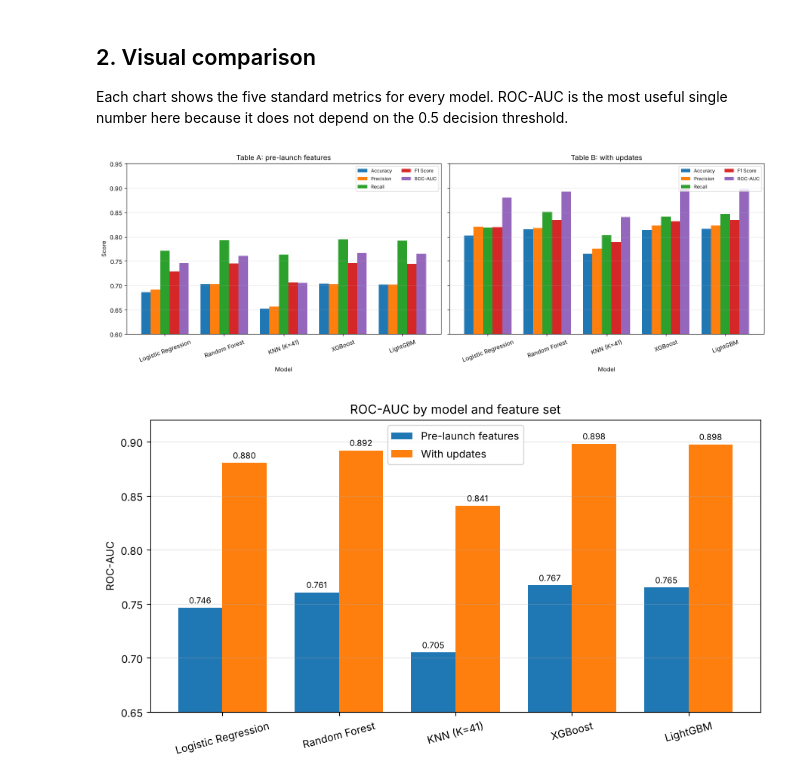
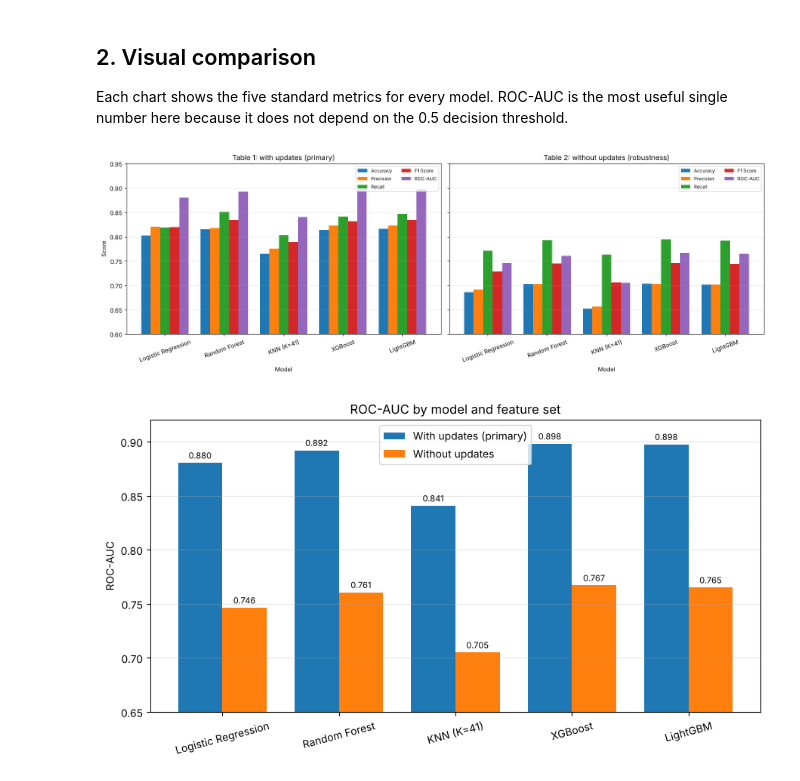
Before and after one commit to Break-Through-Tech/Global-Financial-Firm-1A-kickstarter-crowdfunding-recommendation-engine, a Jupyter notebook: notebooks/milestone3_task8_final_model_selection.ipynb, the cells around one changed output. Drawn from its saved outputs; the diff is of its cells as text; code cells hidden in the pictures.

Commit message:
Update Task 8 to present with-updates results as primary

```diff
--- a/notebooks/milestone3_task8_final_model_selection.ipynb
+++ b/notebooks/milestone3_task8_final_model_selection.ipynb
@@ -83,8 +85,8 @@ Each chart shows the five standard metrics for every model. ROC-AUC is the most
 plot_metrics = ["Accuracy", "Precision", "Recall", "F1 Score", "ROC-AUC"]
 
 fig, axes = plt.subplots(1, 2, figsize=(16, 5.5), sharey=True)
-for ax, (title, tbl) in zip(axes, [("Table A: pre-launch features", table_a),
-                                    ("Table B: with updates", table_b)]):
+for ax, (title, tbl) in zip(axes, [("Table 1: with updates (primary)", table_b),
+                                    ("Table 2: without updates (robustness)", table_a)]):
     tbl.set_index("Model")[plot_metrics].plot(kind="bar", ax=ax, rot=20, width=0.8)
     ax.set_title(title)
     ax.set_ylabel("Score")
@@ -94,27 +96,27 @@ for ax, (title, tbl) in zip(axes, [("Table A: pre-launch features", table_a),
 plt.tight_layout()
 plt.show()
 # %% [output]
-[figure, old version]
+[figure, new version]
 # %%
 fig, ax = plt.subplots(figsize=(9, 5))
 x = np.arange(len(table_a))
 w = 0.38
-ax.bar(x - w/2, table_a["ROC-AUC"], w, label="Pre-launch features")
-ax.bar(x + w/2, table_b["ROC-AUC"], w, label="With updates")
+ax.bar(x - w/2, table_b["ROC-AUC"], w, label="With updates (primary)")
+ax.bar(x + w/2, table_a["ROC-AUC"], w, label="Without updates")
 ax.set_xticks(x)
 ax.set_xticklabels(table_a["Model"], rotation=15)
 ax.set_ylim(0.65, 0.92)
 ax.set_ylabel("ROC-AUC")
 ax.set_title("ROC-AUC by model and feature set")
-for i, (a, b) in enumerate(zip(table_a["ROC-AUC"], table_b["ROC-AUC"])):
-    ax.text(i - w/2, a + 0.004, f"{a:.3f}", ha="center", fontsize=8)
-    ax.text(i + w/2, b + 0.004, f"{b:.3f}", ha="center", fontsize=8)
+for i, (b, a) in enumerate(zip(table_b["ROC-AUC"], table_a["ROC-AUC"])):
+    ax.text(i - w/2, b + 0.004, f"{b:.3f}", ha="center", fontsize=8)
+    ax.text(i + w/2, a + 0.004, f"{a:.3f}", ha="center", fontsize=8)
 ax.legend()
 ax.grid(axis="y", alpha=0.3)
 plt.tight_layout()
 plt.show()
 # %% [output]
-[figure, old version]
+[figure, new version]
 # %% [markdown]
 ## 3. What the comparison shows
 
```
Also changed, not shown: parts of 11 cells of this notebook.
